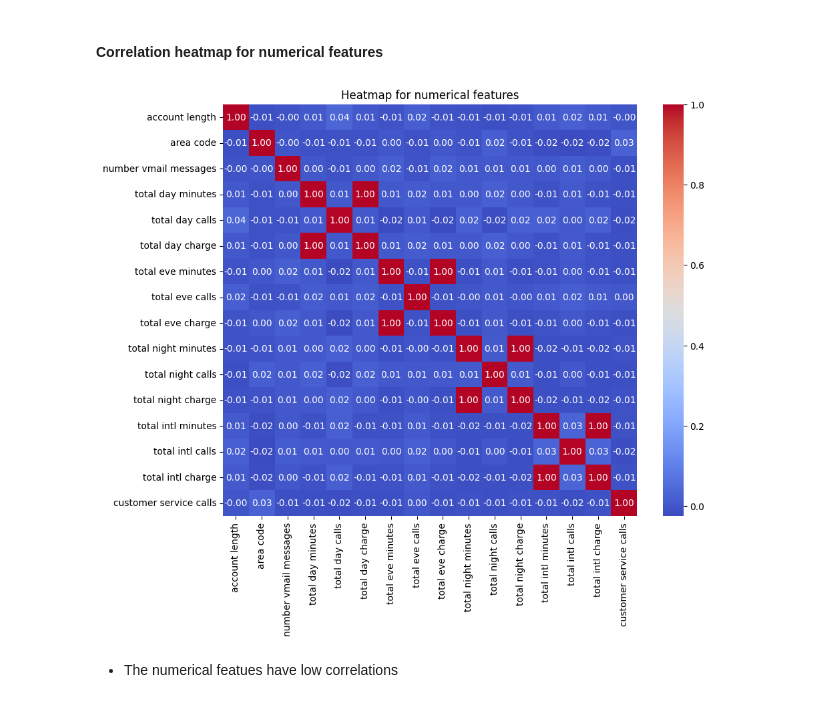
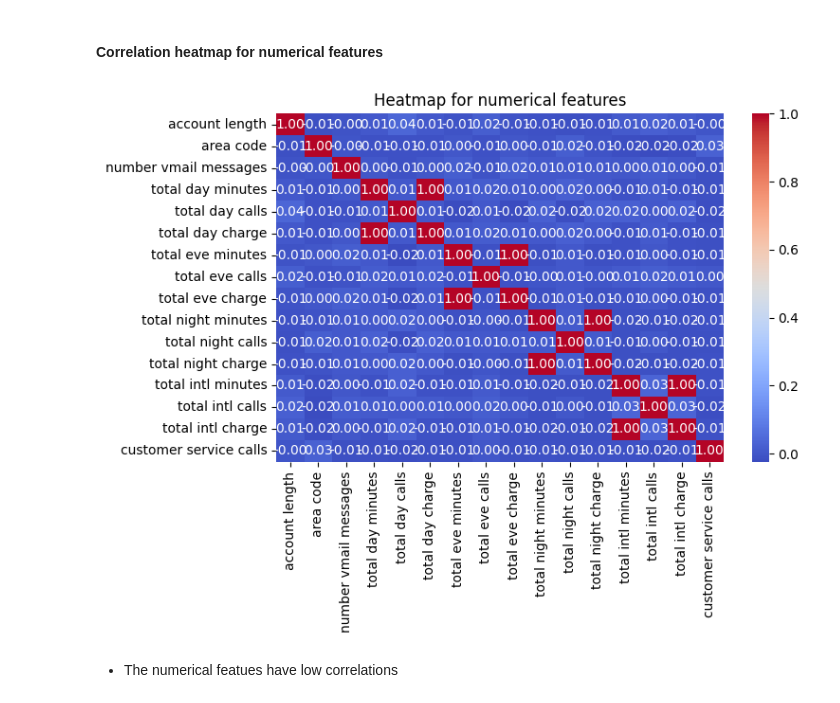
Before and after one commit to charlesot/DSF-PT08P3-Phase-3-project-, a Jupyter notebook: index.ipynb, the cells around one changed output. Drawn from its saved outputs; the diff is of its cells as text; code cells hidden in the pictures.

Commit message:
edit of graphics

```diff
--- a/index.ipynb
+++ b/index.ipynb
@@ -421,12 +421,13 @@ plot_boxplot(df,'customer service calls')
 # %% [markdown]
 #### Correlation heatmap for numerical features ####
 # %%
-plt.figure(figsize=(10,8 ))
+plt.figure(figsize=(8,6))
 sns.heatmap(numerical_df.corr(),annot= True,cmap='coolwarm', fmt='.2f')
 plt.title('Heatmap for numerical features')
+plt.tight_layout()
 plt.show()
 # %% [output]
-[figure, old version]
+[figure, new version]
 # %% [markdown]
 * The numerical featues have low correlations
 # %% [markdown]
```
Also changed, not shown: parts of 16 cells of this notebook.
